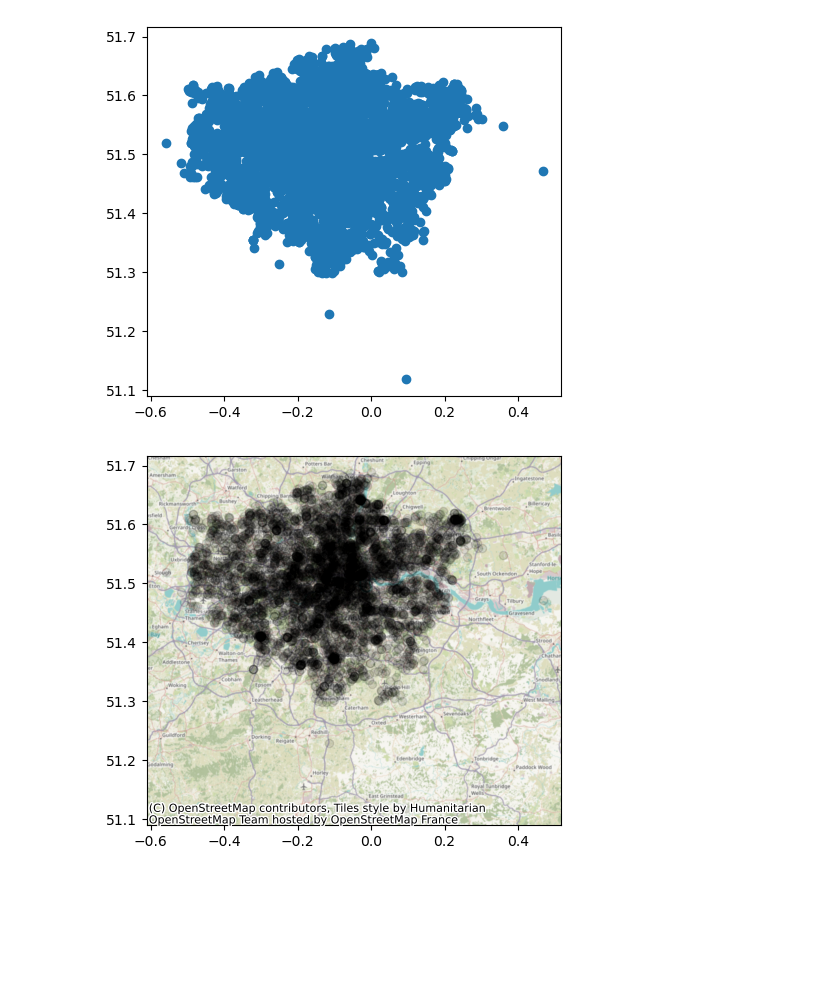
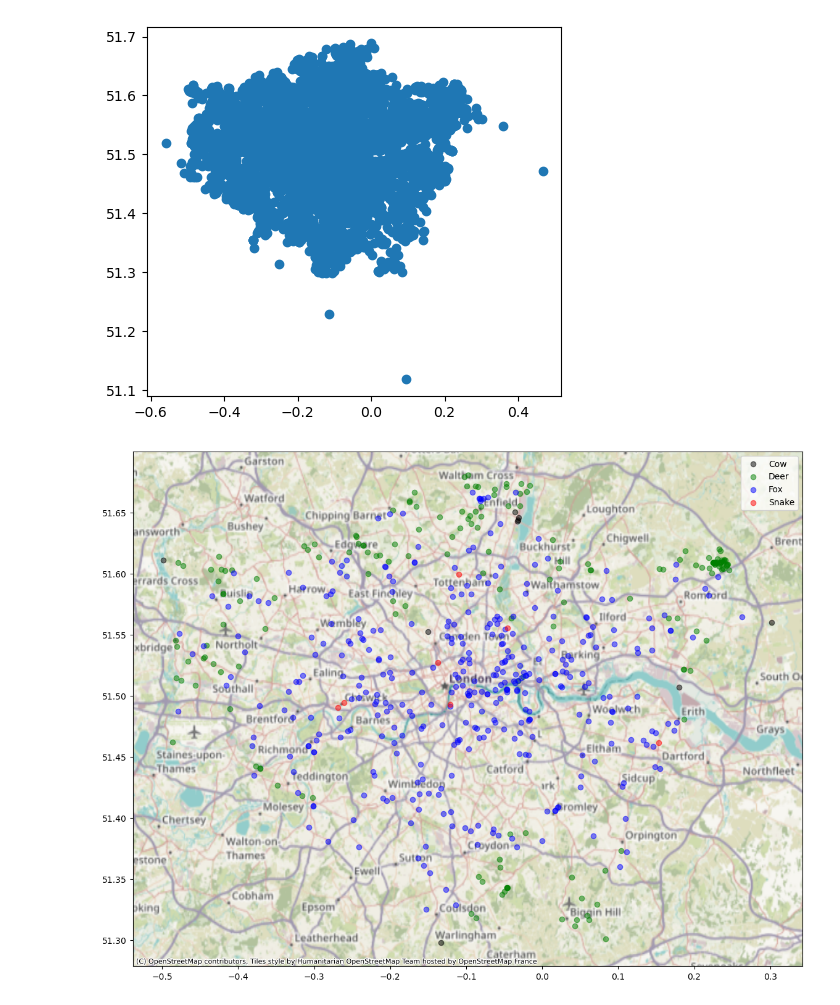
Before and after one commit to lkeegan/jupyter-data-exploration-live, a Jupyter notebook: part3.ipynb, the cells around one changed output. Drawn from its saved outputs; the diff is of its cells as text; code cells hidden in the pictures; blank space fills up the shorter version.

```diff
--- a/part3.ipynb
+++ b/part3.ipynb
@@ -325,9 +325,10 @@ gdf.plot(ax=axs)
 # %%
 import contextily as cx
 # %%
-fix, axs = plt.subplots()
-for animal, color in [("Cow", "black"), ("Deer", "g, "Fox", "Snake"]:
-    gdf.loc[gdf.AnimalGroupParent == animal].plot(ax=axs, alpha=0.1, color="black")
+fix, axs = plt.subplots(figsize=(14, 14))
+for animal, color in [("Cow", "black"), ("Deer", "green"), ("Fox", "blue"), ("Snake", "red")]:
+    gdf.loc[gdf.AnimalGroupParent == animal].plot(ax=axs, alpha=0.5, color=color, label=animal)
+plt.legend()
 cx.add_basemap(ax=axs, crs=gdf.crs)
 # %% [output]
-[figure, old version]
+[figure, new version]
```
